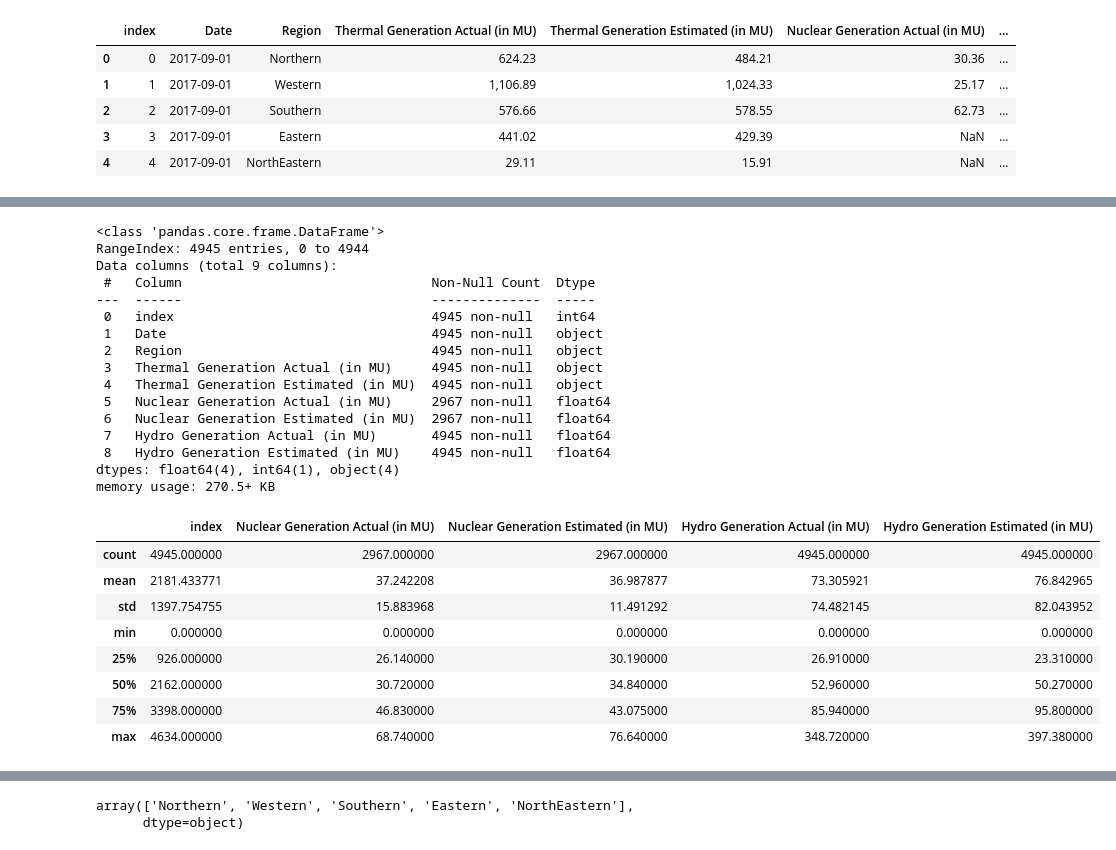
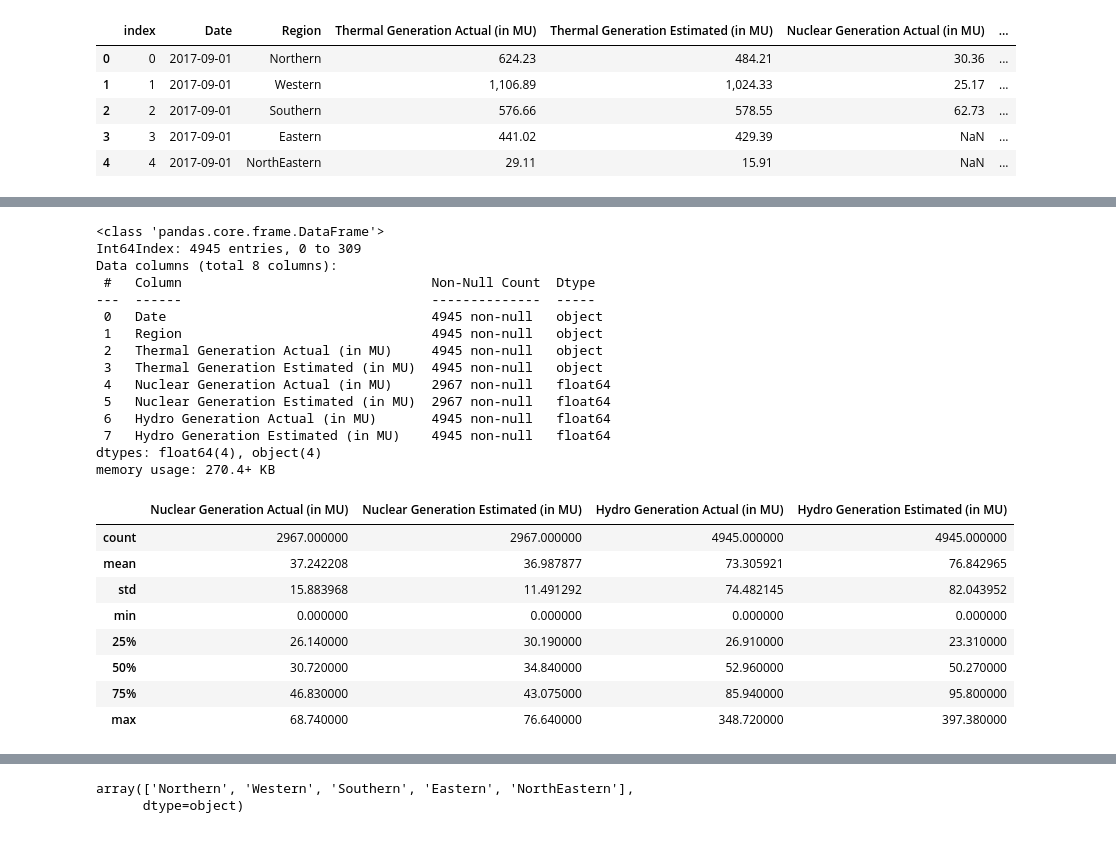
Before and after one commit to SheCodes-IEEE-CIS-GHRCE/Electricity-Generation-Analysis-and-Prediction-in-India, a Jupyter notebook: Elec-gen.ipynb, the cells around one changed output, grey strips where cells are left out. Saved outputs shown, nothing was run; the diff lists cells and outputs as text; code cells hidden in the pictures.

```diff
--- a/Elec-gen.ipynb
+++ b/Elec-gen.ipynb
@@ -4,3 +9,4 @@ import seaborn as sns
 # %%
-df=pd.read_csv("energygen.csv")
+power=pd.read_csv("energygen.csv")
+region=pd.read_csv('State_Region_corrected.csv')
 # %%
@@ -12,3 +18,5 @@ df.head()
 | 2 | 2 | 2017-09-01 | Southern | 576.66 | 578.55 | 62.73 | ... |
 | 3 | 3 | 2017-09-01 | Eastern | 441.02 | 429.39 | NaN | ... |
 | 4 | 4 | 2017-09-01 | NorthEastern | 29.11 | 15.91 | NaN | ... |
+# %%
+power=power.set_index('index')
@@ -15,32 +33,31 @@ df.head()
 # %%
-df.info()
+power.info()
 # %% [output]
 <class 'pandas.core.frame.DataFrame'>
-RangeIndex: 4945 entries, 0 to 4944
-Data columns (total 9 columns):
+Int64Index: 4945 entries, 0 to 309
+Data columns (total 8 columns):
  #   Column                                Non-Null Count  Dtype
 ---  ------                                --------------  -----
- 0   index                                 4945 non-null   int64
- 1   Date                                  4945 non-null   object
- 2   Region                                4945 non-null   object
- 3   Thermal Generation Actual (in MU)     4945 non-null   object
- 4   Thermal Generation Estimated (in MU)  4945 non-null   object
- 5   Nuclear Generation Actual (in MU)     2967 non-null   float64
- 6   Nuclear Generation Estimated (in MU)  2967 non-null   float64
- 7   Hydro Generation Actual (in MU)       4945 non-null   float64
- 8   Hydro Generation Estimated (in MU)    4945 non-null   float64
-dtypes: float64(4), int64(1), object(4)
-memory usage: 270.5+ KB
+ 0   Date                                  4945 non-null   object
+ 1   Region                                4945 non-null   object
+ 2   Thermal Generation Actual (in MU)     4945 non-null   object
+ 3   Thermal Generation Estimated (in MU)  4945 non-null   object
+ 4   Nuclear Generation Actual (in MU)     2967 non-null   float64
+ 5   Nuclear Generation Estimated (in MU)  2967 non-null   float64
+ 6   Hydro Generation Actual (in MU)       4945 non-null   float64
+ 7   Hydro Generation Estimated (in MU)    4945 non-null   float64
+dtypes: float64(4), object(4)
+memory usage: 270.4+ KB
 # %%
-df.describe()
+power.describe()
 # %% [output]
-|  | index | Nuclear Generation Actual (in MU) | Nuclear Generation Estimated (in MU) | Hydro Generation Actual (in MU) | Hydro Generation Estimated (in MU) |
-| count | 4945.000000 | 2967.000000 | 2967.000000 | 4945.000000 | 4945.000000 |
-| mean | 2181.433771 | 37.242208 | 36.987877 | 73.305921 | 76.842965 |
-| std | 1397.754755 | 15.883968 | 11.491292 | 74.482145 | 82.043952 |
-| min | 0.000000 | 0.000000 | 0.000000 | 0.000000 | 0.000000 |
-| 25% | 926.000000 | 26.140000 | 30.190000 | 26.910000 | 23.310000 |
-| 50% | 2162.000000 | 30.720000 | 34.840000 | 52.960000 | 50.270000 |
-| 75% | 3398.000000 | 46.830000 | 43.075000 | 85.940000 | 95.800000 |
-| max | 4634.000000 | 68.740000 | 76.640000 | 348.720000 | 397.380000 |
+|  | Nuclear Generation Actual (in MU) | Nuclear Generation Estimated (in MU) | Hydro Generation Actual (in MU) | Hydro Generation Estimated (in MU) |
+| count | 2967.000000 | 2967.000000 | 4945.000000 | 4945.000000 |
+| mean | 37.242208 | 36.987877 | 73.305921 | 76.842965 |
+| std | 15.883968 | 11.491292 | 74.482145 | 82.043952 |
+| min | 0.000000 | 0.000000 | 0.000000 | 0.000000 |
+| 25% | 26.140000 | 30.190000 | 26.910000 | 23.310000 |
+| 50% | 30.720000 | 34.840000 | 52.960000 | 50.270000 |
+| 75% | 46.830000 | 43.075000 | 85.940000 | 95.800000 |
+| max | 68.740000 | 76.640000 | 348.720000 | 397.380000 |
 # %%
```
Also changed, not shown: parts of 14 cells of this notebook.
